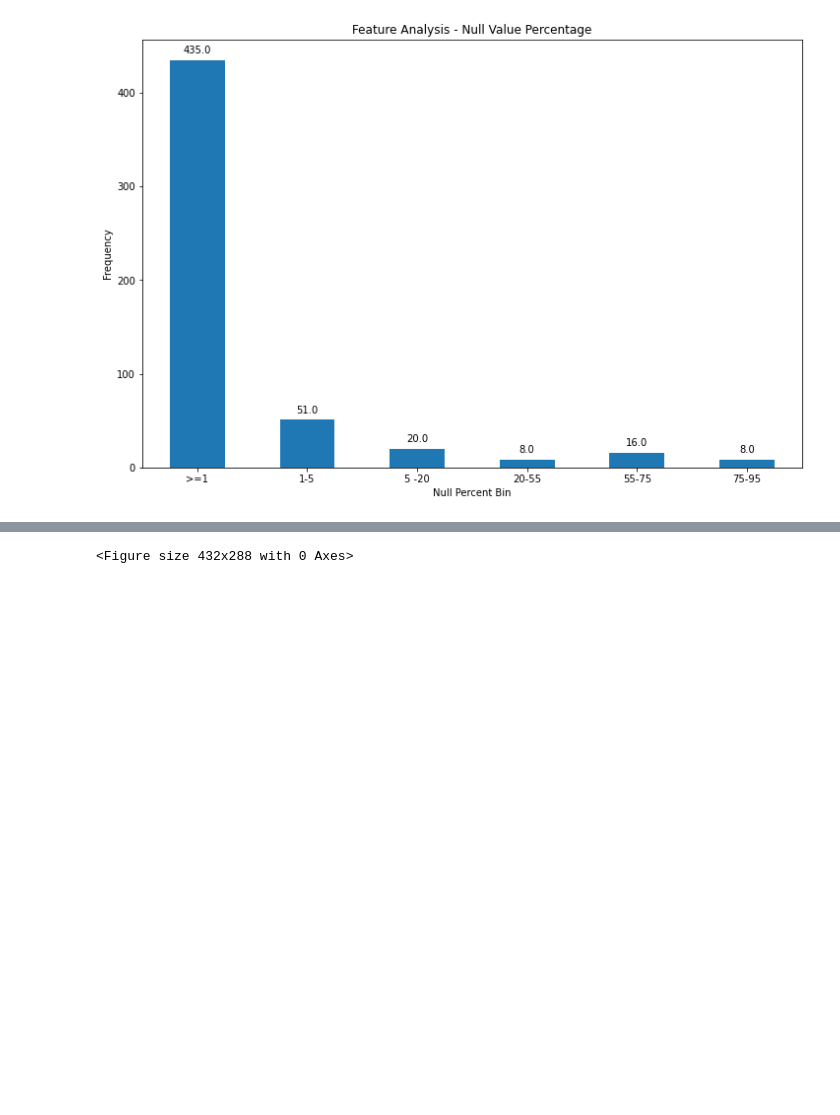
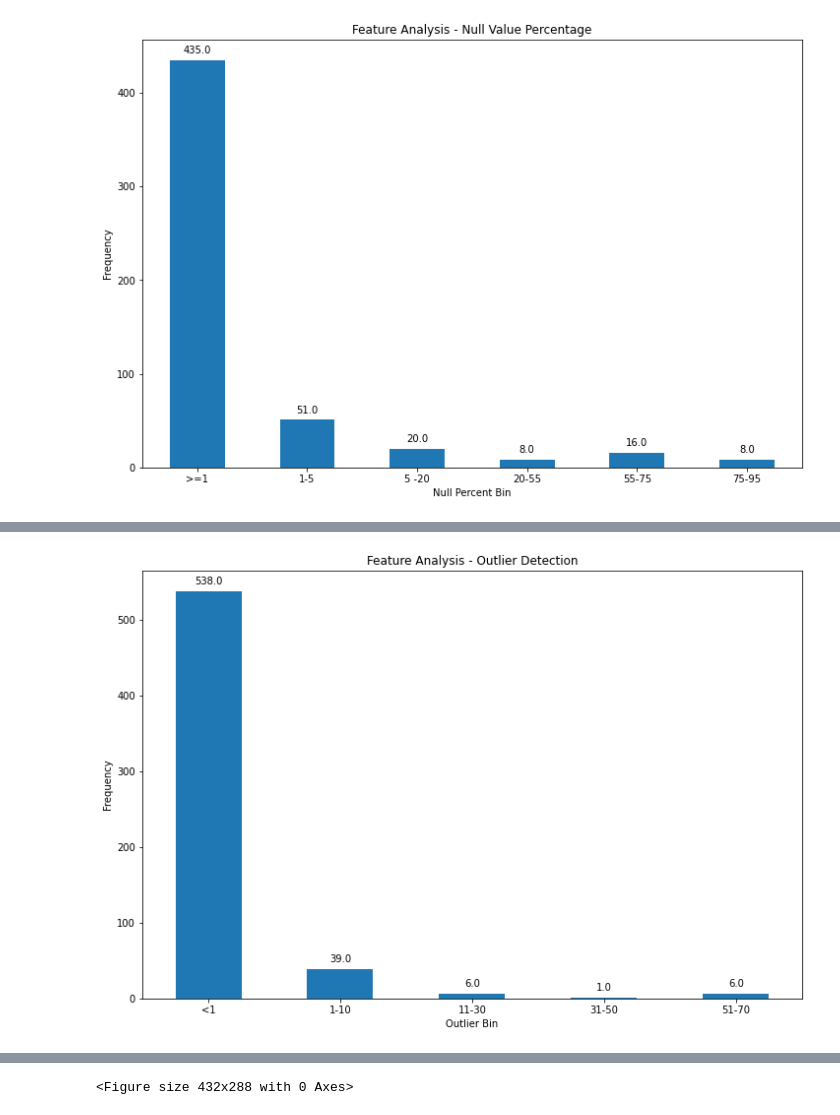
Before and after one commit to hinatanvir/Fault-Detection-SECOM, a Jupyter notebook: EDA.ipynb, the cells around one changed output, grey strips where cells are left out. Cells and saved outputs as stored; diff of their text form; code cells hidden in the pictures; blank space fills up the shorter version.

```diff
--- a/EDA.ipynb
+++ b/EDA.ipynb
@@ -150,0 +143,2 @@ Name: unique_bin, dtype: int64
+# %%
+bin3s_count=tranform['3s_bin'].value_counts().sort_index()
@@ -176,0 +182,13 @@ plt.show()
+# %%
+plt.figure(figsize=(12, 8))
+# bar Graph for unique value categories
+outx = bin3s_count.plot(kind="bar")
+outx.set_title('Feature Analysis - Outlier Detection')
+outx.set_xlabel('Outlier Bin')
+outx.set_ylabel('Frequency')
+outx.set_xticklabels(labels_3s,rotation=0)
+#call function to add labels to null values bar chart
+add_value_labels(outx,5)
+plt.show()
+# %% [output]
+[figure, added]
```
Also changed, not shown: parts of 13 cells of this notebook.
